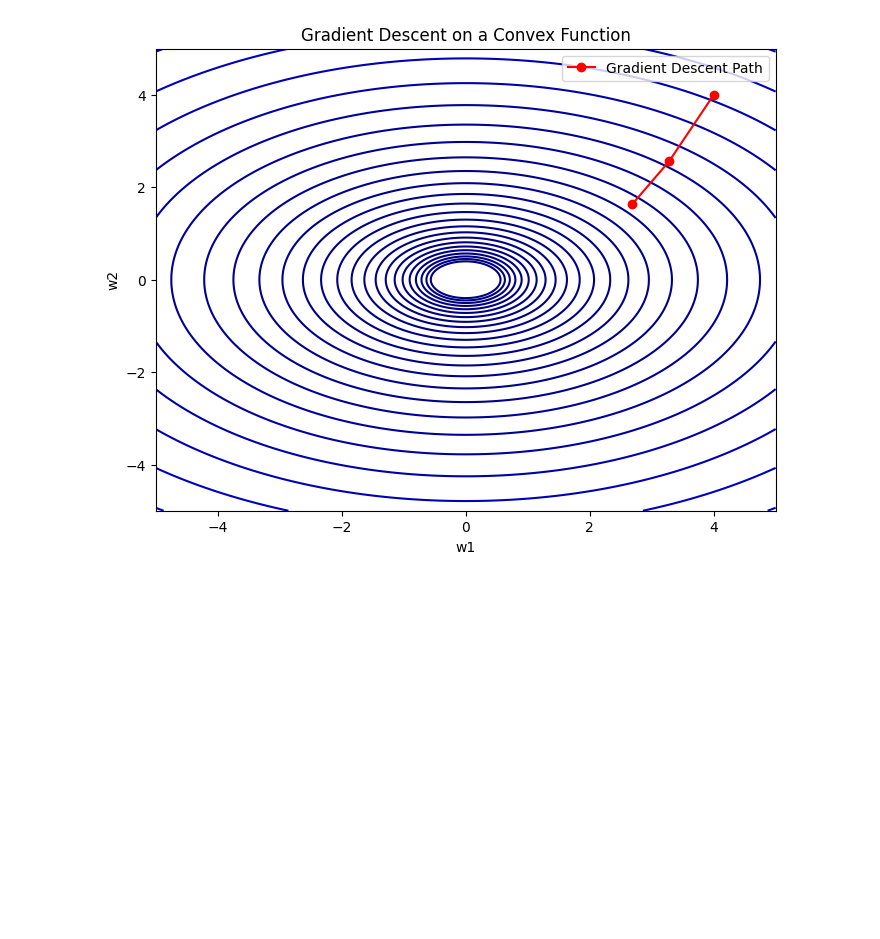
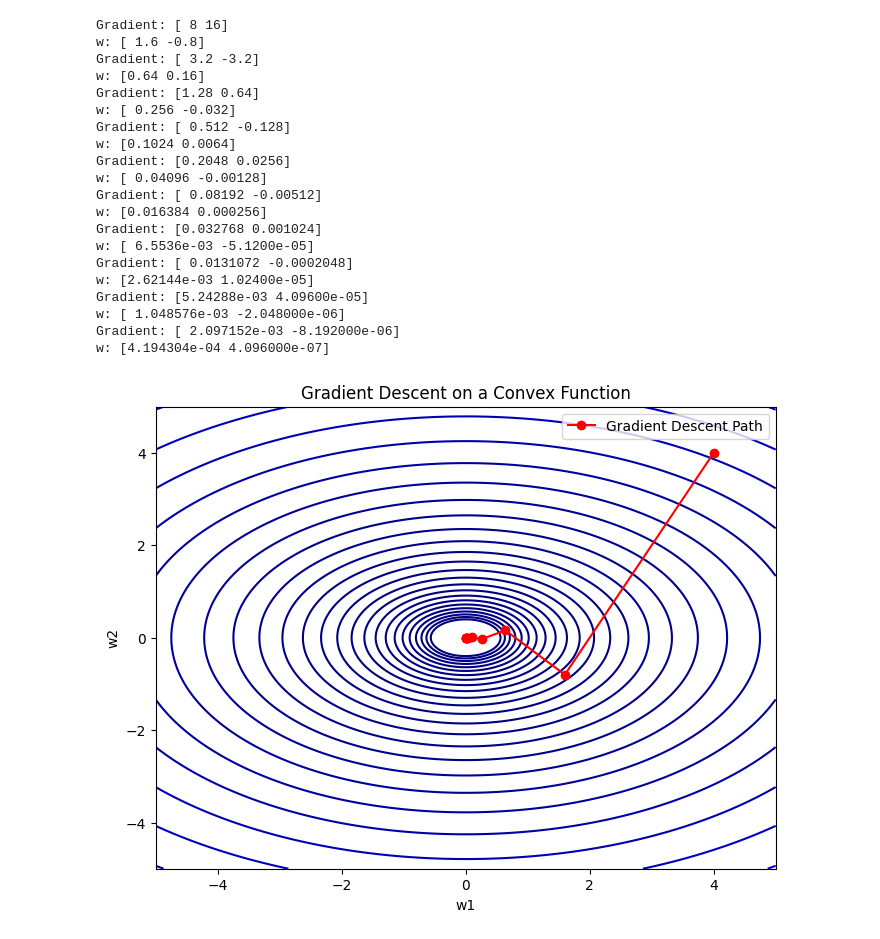
Before and after one commit to al-shams/ML-Sharif, a Jupyter notebook: session_01/gradient_descent.ipynb, the cells around one changed output. Drawn from its saved outputs; the diff is of its cells as text; code cells hidden in the pictures; blank space fills up the shorter version.

Commit message:
[feat] add gradient descent for linear classification

```diff
--- a/session_01/gradient_descent.ipynb
+++ b/session_01/gradient_descent.ipynb
@@ -21,22 +195,42 @@ def gradient_descent(grad, w_init, learning_rate=0.1, n_steps=20):
     return np.array(path)
 # %%
 w_init = [4, 4]
-path_convex = gradient_descent(grad_J_convex, w_init, learning_rate=0.09, n_steps=2)
+path_convex = gradient_descent(grad_J_convex, w_init, learning_rate=0.3, n_steps=10)
 
 w1_vals = np.linspace(-5, 5, 400)
 w2_vals = np.linspace(-5, 5, 400)
 w1, w2 = np.meshgrid(w1_vals, w2_vals)
 J_vals = J_convex([w1, w2])
 
 plt.figure(figsize=(8, 6))
 contour_levels = np.logspace(-0.5, 3, 35)
 plt.contour(w1, w2, J_vals, levels=contour_levels, cmap="jet")
 path_x, path_y = path_convex[:, 0], path_convex[:, 1]
 plt.plot(path_x, path_y, marker="o", color="red", label="Gradient Descent Path")
 plt.title("Gradient Descent on a Convex Function")
 plt.xlabel("w1")
 plt.ylabel("w2")
 plt.legend()
 plt.show()
 # %% [output]
+Gradient: [ 8 16]
+w: [ 1.6 -0.8]
+Gradient: [ 3.2 -3.2]
+w: [0.64 0.16]
+Gradient: [1.28 0.64]
+w: [ 0.256 -0.032]
+Gradient: [ 0.512 -0.128]
+w: [0.1024 0.0064]
+Gradient: [0.2048 0.0256]
+w: [ 0.04096 -0.00128]
+Gradient: [ 0.08192 -0.00512]
+w: [0.016384 0.000256]
+Gradient: [0.032768 0.001024]
+w: [ 6.5536e-03 -5.1200e-05]
+Gradient: [ 0.0131072 -0.0002048]
+w: [2.62144e-03 1.02400e-05]
+Gradient: [5.24288e-03 4.09600e-05]
+w: [ 1.048576e-03 -2.048000e-06]
+Gradient: [ 2.097152e-03 -8.192000e-06]
+w: [4.194304e-04 4.096000e-07]
-[figure, old version]
+[figure, new version]
```
Also changed, not shown: parts of 8 cells of this notebook, 3 other files.
